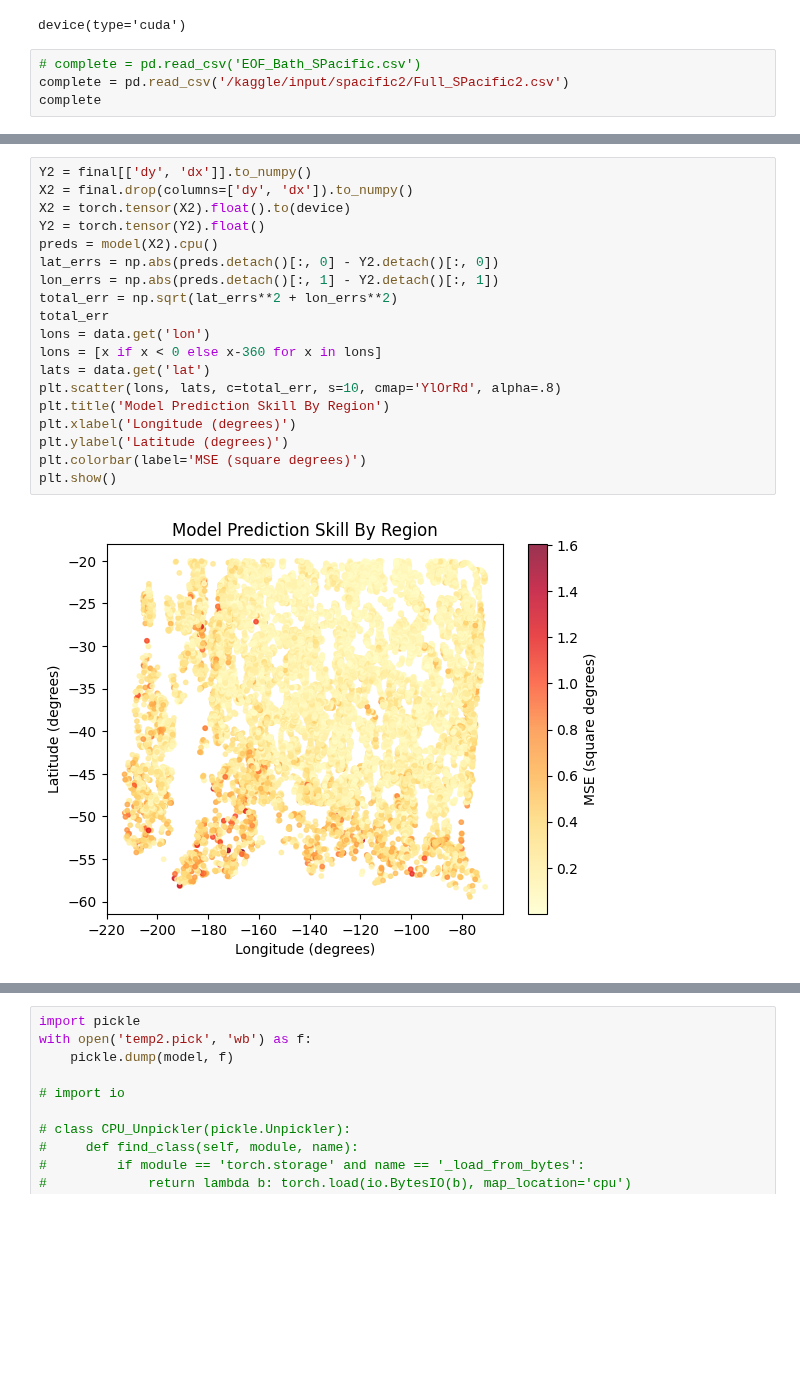
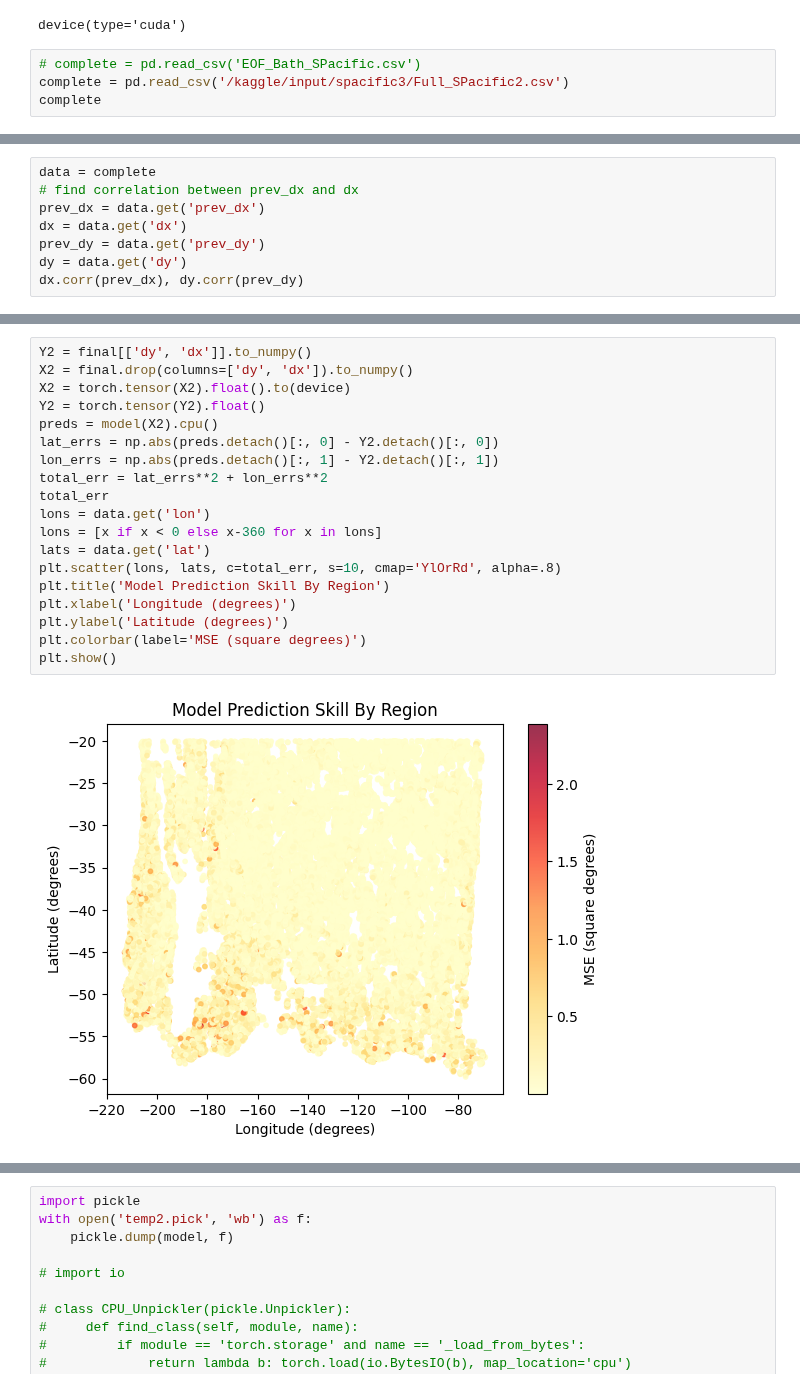
Before and after one commit to kalkulator413/argo_nn, a Jupyter notebook: train.ipynb, the cells around one changed output, grey strips where cells are left out. Saved outputs shown, nothing was run; the diff lists cells and outputs as text; blank space fills up the shorter version.

Commit message:
fix bug in regional and seasonal plots, larger dataset

```diff
--- a/train.ipynb
+++ b/train.ipynb
@@ -12,7 +12,7 @@ device
 device(type='cuda')
 # %%
 # complete = pd.read_csv('EOF_Bath_SPacific.csv')
-complete = pd.read_csv('/kaggle/input/spacific2/Full_SPacific2.csv')
+complete = pd.read_csv('/kaggle/input/spacific3/Full_SPacific2.csv')
 complete
 # %% [output]
 |  | Unnamed: 0 | folderidx | float | profileidx | year | month | day | lat | lon | nlat | ... |
@@ -51,0 +31,8 @@ complete.head(50)
+# %%
+data = complete
+# find correlation between prev_dx and dx
+prev_dx = data.get('prev_dx')
+dx = data.get('dx')
+prev_dy = data.get('prev_dy')
+dy = data.get('dy')
+dx.corr(prev_dx), dy.corr(prev_dy)
@@ -343,24 +364,24 @@ for i in range(just_one.shape[0]):
 # %%
 Y2 = final[['dy', 'dx']].to_numpy()
 X2 = final.drop(columns=['dy', 'dx']).to_numpy()
 X2 = torch.tensor(X2).float().to(device)
 Y2 = torch.tensor(Y2).float()
 preds = model(X2).cpu()
 lat_errs = np.abs(preds.detach()[:, 0] - Y2.detach()[:, 0])
 lon_errs = np.abs(preds.detach()[:, 1] - Y2.detach()[:, 1])
-total_err = np.sqrt(lat_errs**2 + lon_errs**2)
+total_err = lat_errs**2 + lon_errs**2
 total_err
 lons = data.get('lon')
 lons = [x if x < 0 else x-360 for x in lons]
 lats = data.get('lat')
 plt.scatter(lons, lats, c=total_err, s=10, cmap='YlOrRd', alpha=.8)
 plt.title('Model Prediction Skill By Region')
 plt.xlabel('Longitude (degrees)')
 plt.ylabel('Latitude (degrees)')
 plt.colorbar(label='MSE (square degrees)')
 plt.show()
 # %% [output]
-[figure, old version]
+[figure, new version]
 # %%
 data = data.assign(errs=total_err)
 dec_feb = data[(data.get('month') == 12) | (data.get('month') <= 2)]
```
Also changed, not shown: parts of 13 cells of this notebook, 1 other file.
